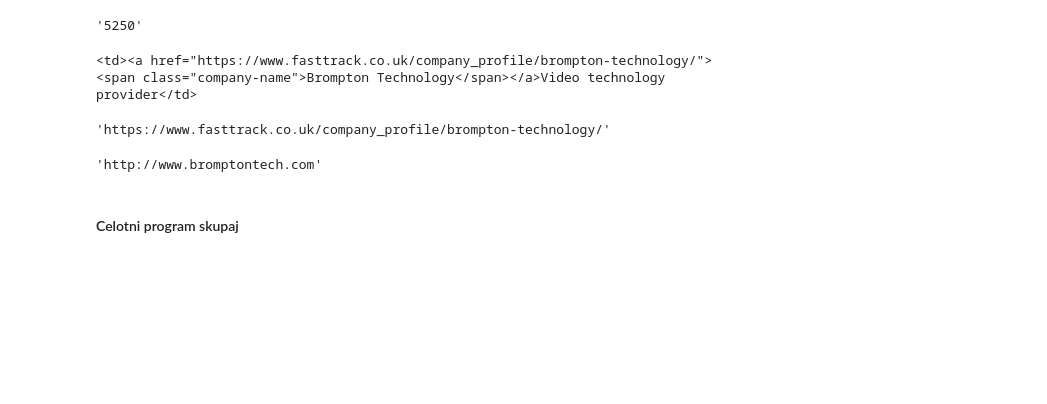
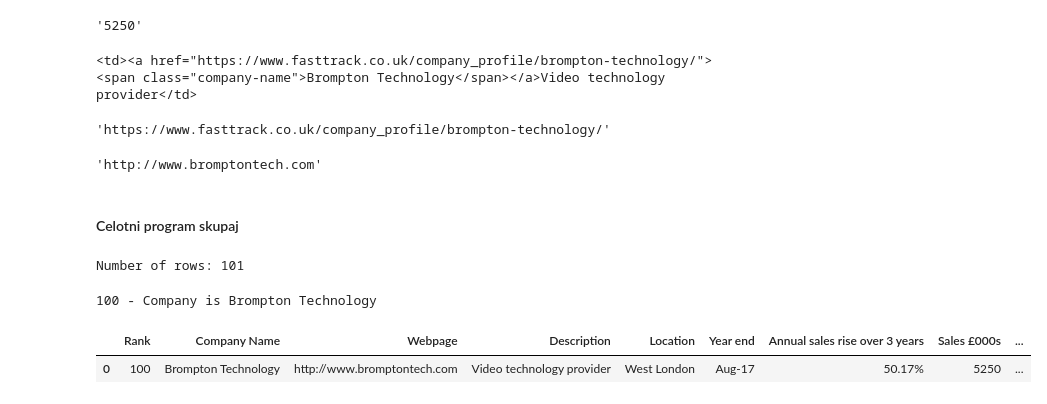
Before and after one commit to evgenursic/python_analitika, a Jupyter notebook: teden_05/05_teden_web_scraping.ipynb, the cells around one changed output. Drawn from its saved outputs; the diff is of its cells as text; code cells hidden in the pictures; blank space fills up the shorter version.

```diff
--- a/teden_05/05_teden_web_scraping.ipynb
+++ b/teden_05/05_teden_web_scraping.ipynb
@@ -786,3 +784,20 @@ webpage
 'http://www.bromptontech.com'
 # %% [markdown]
 #### Celotni program skupaj
+# %%
+# import libraries
+from bs4 import BeautifulSoup
+import requests
+import csv
+
+# specify the url
+urlpage =  'http://www.fasttrack.co.uk/league-tables/tech-track-100/league-table/'
+
+page = requests.get(urlpage)
+soup = BeautifulSoup(page.text, 'html.parser')
+
+table = soup.find('table', class_='tableSorter')
+results = table.find_all('tr')
+print('Number of rows:', len(results))
+# %% [output]
+Number of rows: 101
@@ -788,0 +809,35 @@ webpage
+# %%
+for num, result in enumerate(results):
+    data = result.find_all('td')
+    if len(data) == 0:
+        continue
+
+rank = data[0].getText()
+company = data[1].getText()
+location = data[2].getText()
+yearend = data[3].getText()
+salesrise = data[4].getText()
+sales = data[5].getText()
+staff = data[6].getText()
+comments = data[7].getText()
+
+companyname = data[1].find('span', class_='company-name').getText()
+description = company.replace(companyname, '')
+print(num, '- Company is', companyname)
+
+sales = sales.strip('*').strip('†').replace(',','')
+
+url = data[1].find('a').get('href')
+page = requests.get(url)
+soup = BeautifulSoup(page.text, 'html.parser')
+
+try:
+    tableRow = soup.find('table').find_all('tr')[-1]
+    webpage = tableRow.find('a').get('href')
+except:
+    webpage = None
+
+rows.append([rank, companyname, webpage, description, location, yearend, salesrise, sales,
+                staff, comments])
+# %% [output]
+100 - Company is Brompton Technology
@@ -788,0 +848,7 @@ webpage
+# %%
+df = pd.read_csv('OUT_companies.csv')
+# %%
+df.head()
+# %% [output]
+|  | Rank | Company Name | Webpage | Description | Location | Year end | Annual sales rise over 3 years | Sales £000s | ... |
+| 0 | 100 | Brompton Technology | http://www.bromptontech.com | Video technology provider | West London | Aug-17 | 50.17% | 5250 | ... |
```
Also changed, not shown: parts of 10 cells of this notebook, 2 other files.
